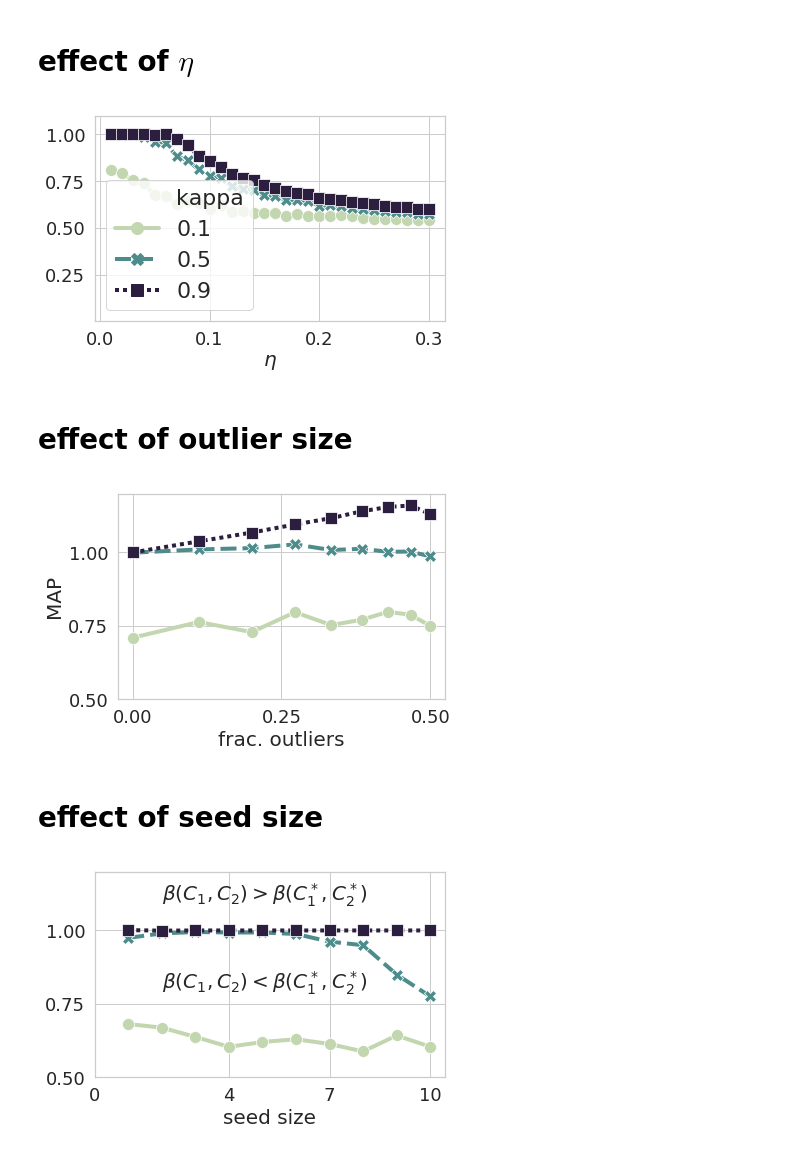
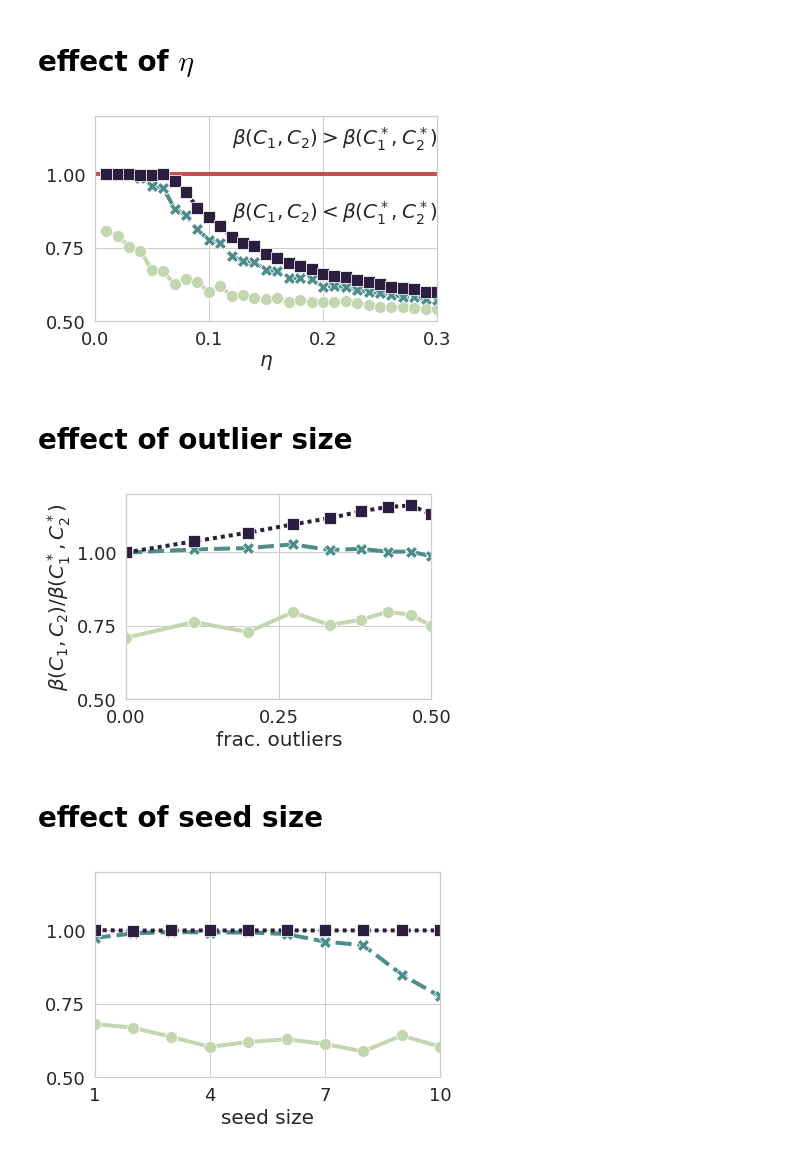
Before and after one commit to xiaohan2012/signed-local-community, a Jupyter notebook: experiment_on_synthetic_graphs.ipynb, the cells around one changed output. Saved outputs shown, nothing was run; the diff lists cells and outputs as text; code cells hidden in the pictures.

Commit message:
plot on solution size

```diff
--- a/experiment_on_synthetic_graphs.ipynb
+++ b/experiment_on_synthetic_graphs.ipynb
@@ -118,33 +130,37 @@ fig.savefig('figs/synthetic_experiment/effect_of_seed.pdf')
 # %%
 perf_df = pd.read_csv('outputs/effect_of_eta.csv')
 perf_df = perf_df[(np.isclose(perf_df['kappa'], 0.1)) | (np.isclose(perf_df['kappa'], 0.5)) | (np.isclose(perf_df['kappa'], 0.9))]
 perf_df['kappa'] = perf_df['kappa'].apply(lambda v: "${:.1f}$".format(v))
 perf_df['beta_ratio'] = perf_df['min_beta'] / perf_df['ground_truth_beta']
 
 avg_df = perf_df[['beta_ratio', 'eta', 'kappa']].groupby(['eta', 'kappa']).mean()
 
 fig, ax = plt.subplots(1, 1)
 avg_df.reset_index(inplace=True)
 
 lp = sns.lineplot(
-    x='eta', y='beta_ratio', hue='kappa', data=avg_df, ax=ax, **styles
+    x='eta', y='beta_ratio', hue='kappa', data=avg_df, ax=ax,
+    legend=False,
+    **styles
 )
 
 lp.set(
-    ylim=(0, 1.1),
+    ylim=(0.5, 1.2),
+    xlim=(0, 0.3),
     xticks=[0.0, 0.1, 0.2, 0.3],
     yticks=[0.25, 0.5, 0.75, 1.0],
     xlabel=r'$\eta$',
     ylabel='',
 
 )
-l = lp.legend()
-
+ax.text(0.12, 1.1, r'$\beta(C_1, C_2) > \beta(C_1^*, C_2^*)$', fontsize=20)
+ax.text(0.12, 0.85, r'$\beta(C_1, C_2) < \beta(C_1^*, C_2^*)$', fontsize=20)
+ax.hlines(1, 0, 0.3, colors='r')
 fig.tight_layout()
 
 fig.savefig('figs/synthetic_experiment/effect_of_eta_beta_ratio.pdf')
 # %% [output]
-[figure, old version]
+[figure, new version]
 # %% [markdown]
 # effect of outlier size
 # %%
@@ -166,11 +182,17 @@ lp = sns.lineplot(
     **styles
 )
 ax.set_xlabel('frac. outliers')
-lp.set(ylim=(0.5, 1.2), xticks=[0.0, 0.25, 0.5], yticks=[0.25, 0.5, 0.75, 1.0], ylabel='MAP')
+lp.set(
+    xlim=(0, 0.5),
+    ylim=(0.5, 1.2),
+    xticks=[0.0, 0.25, 0.5],
+    yticks=[0.25, 0.5, 0.75, 1.0],
+    ylabel=r'$\beta(C_1, C_2) / \beta(C_1^*, C_2^*)$'
+)
 fig.tight_layout()
 fig.savefig('figs/synthetic_experiment/effect_of_outlier_beta_ratio.pdf')
 # %% [output]
-[figure, old version]
+[figure, new version]
 # %% [markdown]
 # effect of seed size
 # %%
@@ -189,11 +211,16 @@ lp = sns.lineplot(
     legend=False,
     **styles
 )
-lp.set(ylim=(0.5, 1.2), xticks=[0, 4, 7, 10], yticks=[0.25, 0.5, 0.75, 1.0], ylabel='', xlabel='seed size')
+lp.set(
+    xlim=(1, 10),
+    ylim=(0.5, 1.2),
+    xticks=[1, 4, 7, 10],
+    yticks=[0.25, 0.5, 0.75, 1.0],
+    ylabel='',
+    xlabel='seed size'
+)
 fig.tight_layout()
-ax.text(2, 1.1, r'$\beta(C_1, C_2) > \beta(C_1^*, C_2^*)$', fontsize=20)
-ax.text(2, 0.8, r'$\beta(C_1, C_2) < \beta(C_1^*, C_2^*)$', fontsize=20)
 
 fig.savefig('figs/synthetic_experiment/effect_of_seed_beta_ratio.pdf')
 # %% [output]
-[figure, old version]
+[figure, new version]
```
Also changed, not shown: parts of 14 cells of this notebook.
